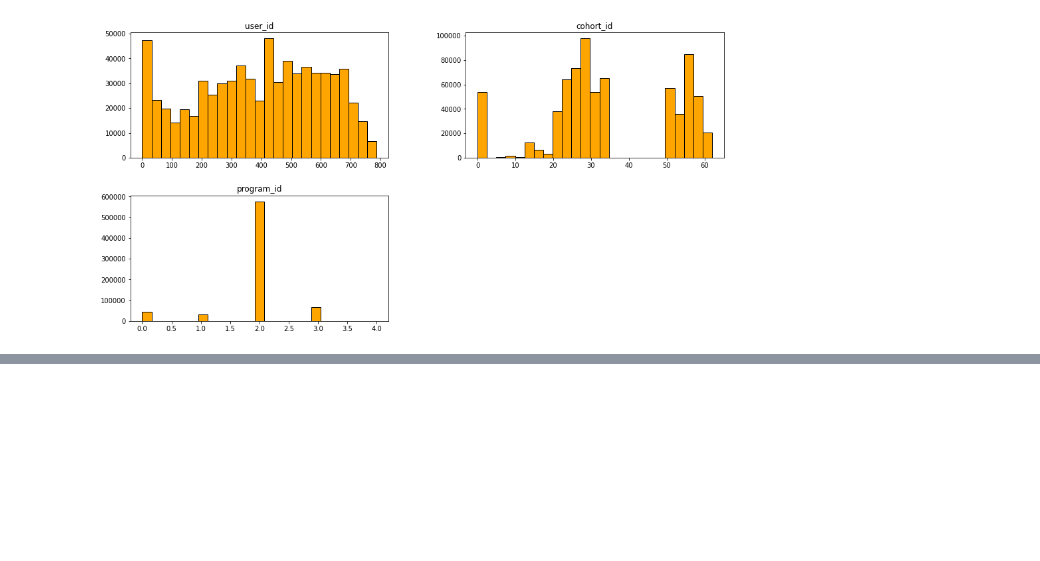
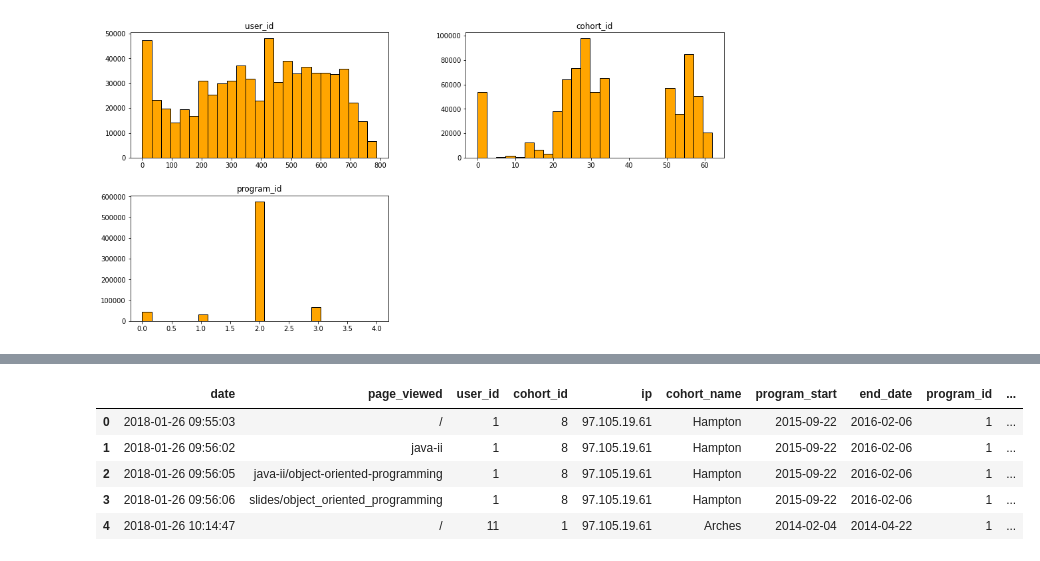
Before and after one commit to Promeos/Curriculum-Access-Logs, a Jupyter notebook: notebooks/wrangle.ipynb, the cells around one changed output, grey strips where cells are left out. Cells and saved outputs as stored; diff of their text form; code cells hidden in the pictures; blank space fills up the shorter version.

```diff
--- a/notebooks/wrangle.ipynb
+++ b/notebooks/wrangle.ipynb
@@ -231,0 +350,9 @@ df.hist(figsize=(16, 8),
+# %%
+df.head()
+# %% [output]
+|  | date | page_viewed | user_id | cohort_id | ip | cohort_name | program_start | end_date | program_id | ... |
+| 0 | 2018-01-26 09:55:03 | / | 1 | 8 | 97.105.19.61 | Hampton | 2015-09-22 | 2016-02-06 | 1 | ... |
+| 1 | 2018-01-26 09:56:02 | java-ii | 1 | 8 | 97.105.19.61 | Hampton | 2015-09-22 | 2016-02-06 | 1 | ... |
+| 2 | 2018-01-26 09:56:05 | java-ii/object-oriented-programming | 1 | 8 | 97.105.19.61 | Hampton | 2015-09-22 | 2016-02-06 | 1 | ... |
+| 3 | 2018-01-26 09:56:06 | slides/object_oriented_programming | 1 | 8 | 97.105.19.61 | Hampton | 2015-09-22 | 2016-02-06 | 1 | ... |
+| 4 | 2018-01-26 10:14:47 | / | 11 | 1 | 97.105.19.61 | Arches | 2014-02-04 | 2014-04-22 | 1 | ... |
```
Also changed, not shown: parts of 41 cells of this notebook, 1 other file.
